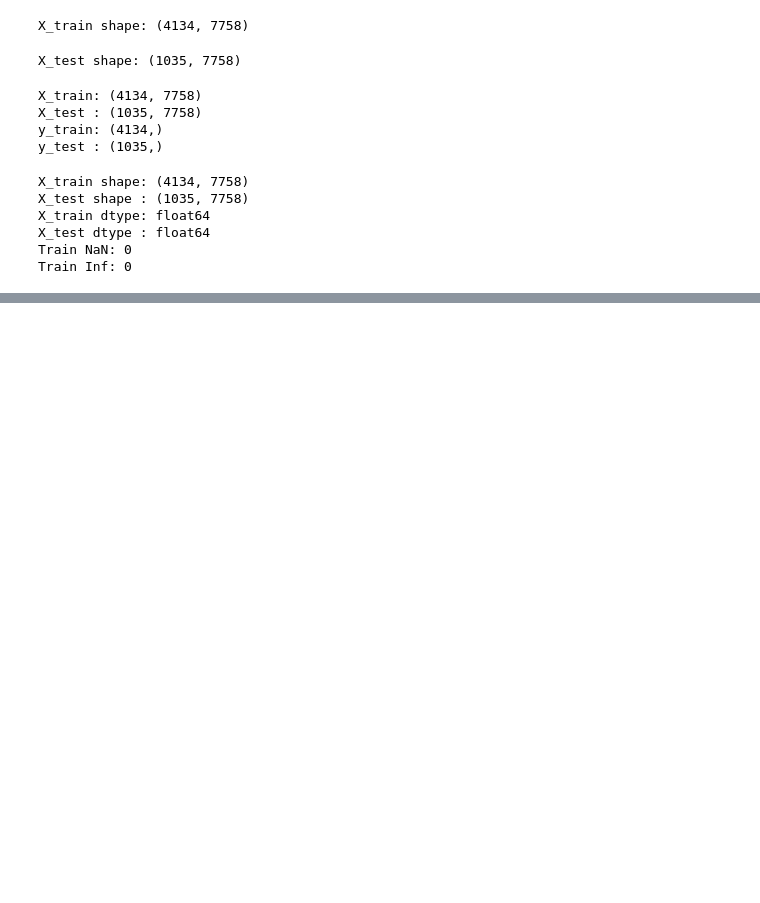
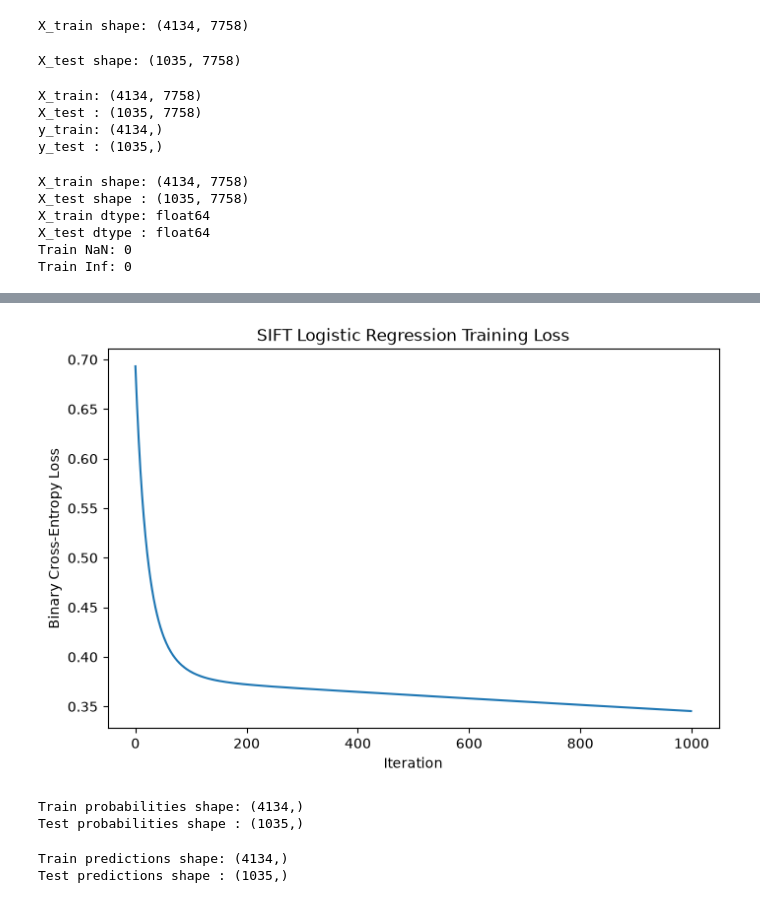
Before and after one commit to j-xingh/sift-text-classifier, a Jupyter notebook: notebooks/01_data_exploration.ipynb, the cells around one changed output, grey strips where cells are left out. Cells and saved outputs as stored; diff of their text form; code cells hidden in the pictures; blank space fills up the shorter version.

Commit message:
feat: implement logistic regression from scratch

```diff
--- a/notebooks/01_data_exploration.ipynb
+++ b/notebooks/01_data_exploration.ipynb
@@ -873,0 +1035,10 @@ Train Inf: 0
+# %%
+model = LogisticRegressionScratch(
+    learning_rate=0.1,
+    n_iterations=1000
+)
+# %%
+model.fit(
+    X_train_tfidf,
+    y_train
+)
@@ -873,0 +1057,32 @@ Train Inf: 0
+# %%
+import matplotlib.pyplot as plt
+
+plt.figure(figsize=(8, 5))
+
+plt.plot(model.loss_history)
+
+plt.title("SIFT Logistic Regression Training Loss")
+plt.xlabel("Iteration")
+plt.ylabel("Binary Cross-Entropy Loss")
+
+plt.show()
+# %% [output]
+[figure, added]
+# %%
+y_train_pred_proba = model.predict_proba(X_train_tfidf)
+y_test_pred_proba = model.predict_proba(X_test_tfidf)
+
+print("Train probabilities shape:", y_train_pred_proba.shape)
+print("Test probabilities shape :", y_test_pred_proba.shape)
+# %% [output]
+Train probabilities shape: (4134,)
+Test probabilities shape : (1035,)
+# %%
+y_train_pred = model.predict(X_train_tfidf)
+y_test_pred = model.predict(X_test_tfidf)
+
+print("Train predictions shape:", y_train_pred.shape)
+print("Test predictions shape :", y_test_pred.shape)
+# %% [output]
+Train predictions shape: (4134,)
+Test predictions shape : (1035,)
```
Also changed, not shown: parts of 28 cells of this notebook, 1 other file.
